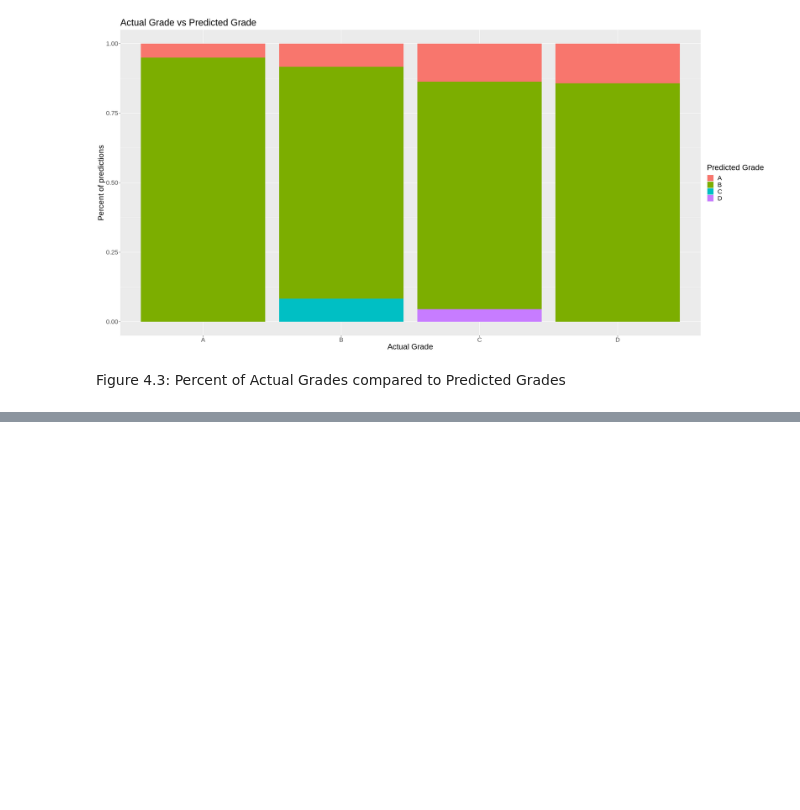
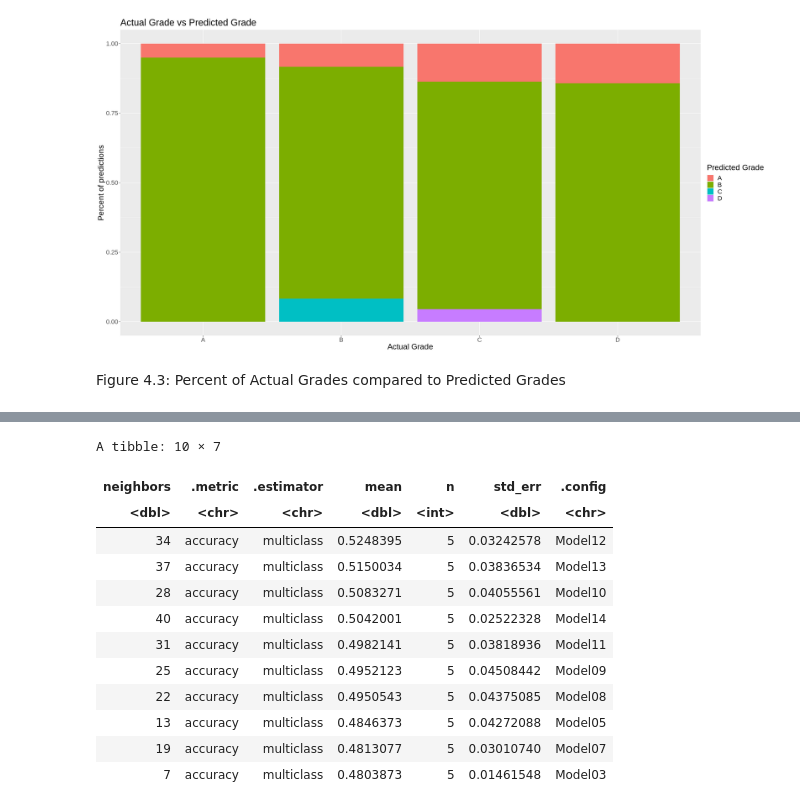
Before and after one commit to edsters78/DSCI100_Project, a Jupyter notebook: project.ipynb, the cells around one changed output, grey strips where cells are left out. Cells and saved outputs as stored; diff of their text form; code cells hidden in the pictures; blank space fills up the shorter version.

```diff
--- a/project.ipynb
+++ b/project.ipynb
@@ -565,0 +639,64 @@ Figure 4.3: Percent of Actual Grades compared to Predicted Grades
+# %%
+set.seed(2000)
+# validating choice of predictors: with 3 predictor variables
+student_data_4 <- student_data_clean %>%
+    select(studytime, failures, absences, G3)
+
+student_data_new_4 <- mutate(student_data_4, G3 = case_when(G3 %in% (0:4) ~ "D",
+                                                       G3 %in% (5:9) ~ "C",
+                                                       G3 %in% (10:14) ~ "B",
+                                                       G3 %in% (15:20) ~ "A"),
+                        G3 = as.factor(G3))
+
+#split data (choosing )
+student_data_split_4<-initial_split(student_data_new_4, prop = 0.75, strata=G3)
+student_data_train_4 <- training(student_data_split_4)
+student_data_test_4<- testing(student_data_split_4)
+
+# split into 5 sub section to preform cross validation
+student_data_vfold_4<-vfold_cv(student_data_train_4, v = 5, strata = G3)
+
+knn_student_data_4<- nearest_neighbor(weight_func = "rectangular", neighbors = tune())%>%
+    set_engine("kknn")%>%
+    set_mode("classification")
+
+
+#make recipe
+
+stand_student_data_4<-recipe(G3 ~ studytime + failures + absences, data = student_data_train_4)%>%
+    step_scale(all_predictors())%>%
+    step_center(all_predictors())
+
+
+k_vals_4 <- tibble(neighbors = seq(from = 1, to = 40, by = 3))
+
+#fit model
+student_model_fit_4 <- workflow()%>%
+    add_recipe(stand_student_data_4)%>%
+    add_model(knn_student_data_4)%>%
+    tune_grid(resamples = student_data_vfold_4, grid = k_vals)%>%
+    collect_metrics()
+
+accuracy_student_data_4<- student_model_fit_4%>%
+    filter(.metric == "accuracy")%>%
+    arrange(desc(mean))
+
+
+
+best_k_4<- accuracy_student_data_4%>%
+    slice(1:10)
+best_k_4
+# %% [output]
+A tibble: 10 × 7
+| neighbors | .metric | .estimator | mean | n | std_err | .config |
+| <dbl> | <chr> | <chr> | <dbl> | <int> | <dbl> | <chr> |
+| 34 | accuracy | multiclass | 0.5248395 | 5 | 0.03242578 | Model12 |
+| 37 | accuracy | multiclass | 0.5150034 | 5 | 0.03836534 | Model13 |
+| 28 | accuracy | multiclass | 0.5083271 | 5 | 0.04055561 | Model10 |
+| 40 | accuracy | multiclass | 0.5042001 | 5 | 0.02522328 | Model14 |
+| 31 | accuracy | multiclass | 0.4982141 | 5 | 0.03818936 | Model11 |
+| 25 | accuracy | multiclass | 0.4952123 | 5 | 0.04508442 | Model09 |
+| 22 | accuracy | multiclass | 0.4950543 | 5 | 0.04375085 | Model08 |
+| 13 | accuracy | multiclass | 0.4846373 | 5 | 0.04272088 | Model05 |
+| 19 | accuracy | multiclass | 0.4813077 | 5 | 0.03010740 | Model07 |
+| 7 | accuracy | multiclass | 0.4803873 | 5 | 0.01461548 | Model03 |
```
Also changed, not shown: parts of 4 cells of this notebook.
